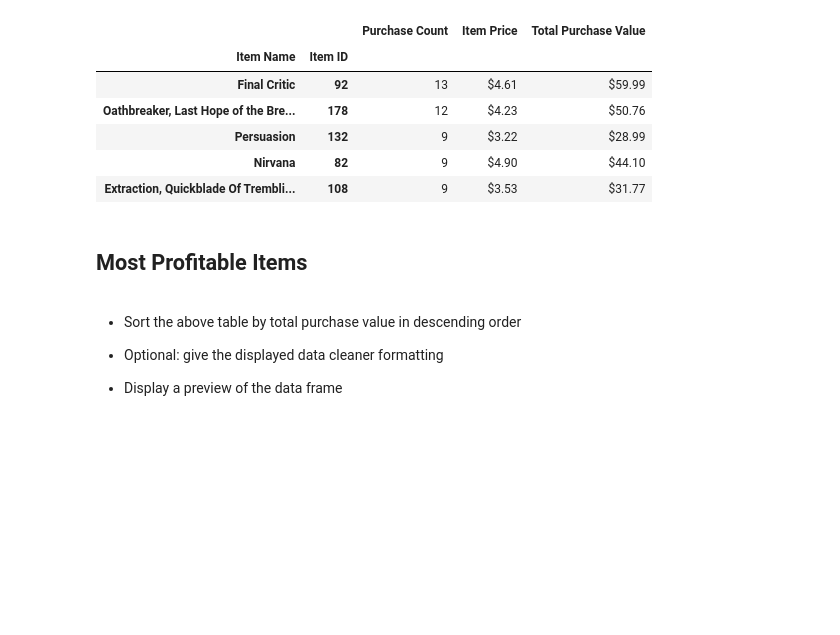
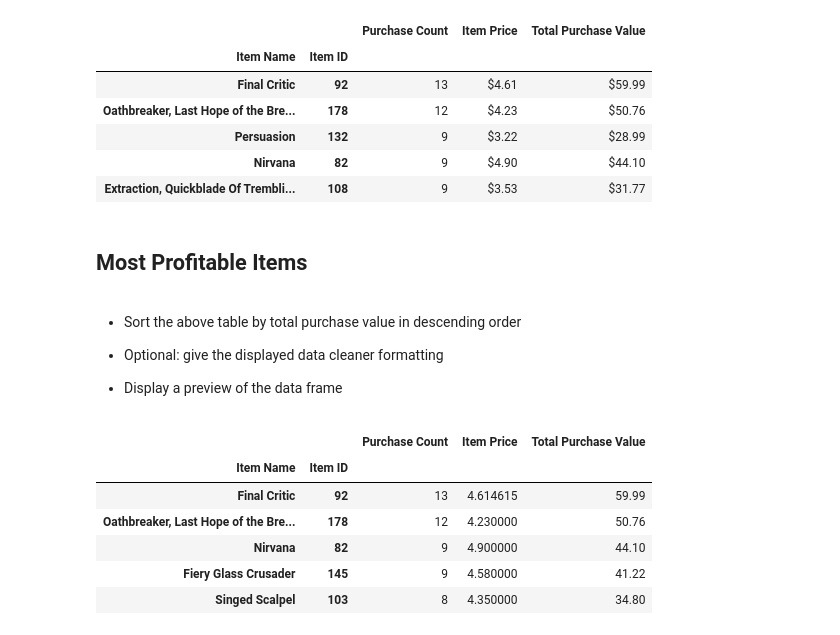
Before and after one commit to joekimga/pandas-challenge, a Jupyter notebook: HeroesOfPymoli/save.ipynb, the cells around one changed output. Cells and saved outputs as stored; diff of their text form; code cells hidden in the pictures; blank space fills up the shorter version.

Commit message:
Most Profitable Items DataFrame

```diff
--- a/HeroesOfPymoli/save.ipynb
+++ b/HeroesOfPymoli/save.ipynb
@@ -845,3 +845,14 @@ popular_descending_order.head().style.format({
 
 
 * Display a preview of the data frame
+# %%
+popular_descending_order = popular_items.sort_values(["Total Purchase Value"], ascending=False).head()
+popular_descending_order
+# %% [output]
+|  |  | Purchase Count | Item Price | Total Purchase Value |
+| Item Name | Item ID |  |  |  |
+| Final Critic | 92 | 13 | 4.614615 | 59.99 |
+| Oathbreaker, Last Hope of the Bre... | 178 | 12 | 4.230000 | 50.76 |
+| Nirvana | 82 | 9 | 4.900000 | 44.10 |
+| Fiery Glass Crusader | 145 | 9 | 4.580000 | 41.22 |
+| Singed Scalpel | 103 | 8 | 4.350000 | 34.80 |
```
